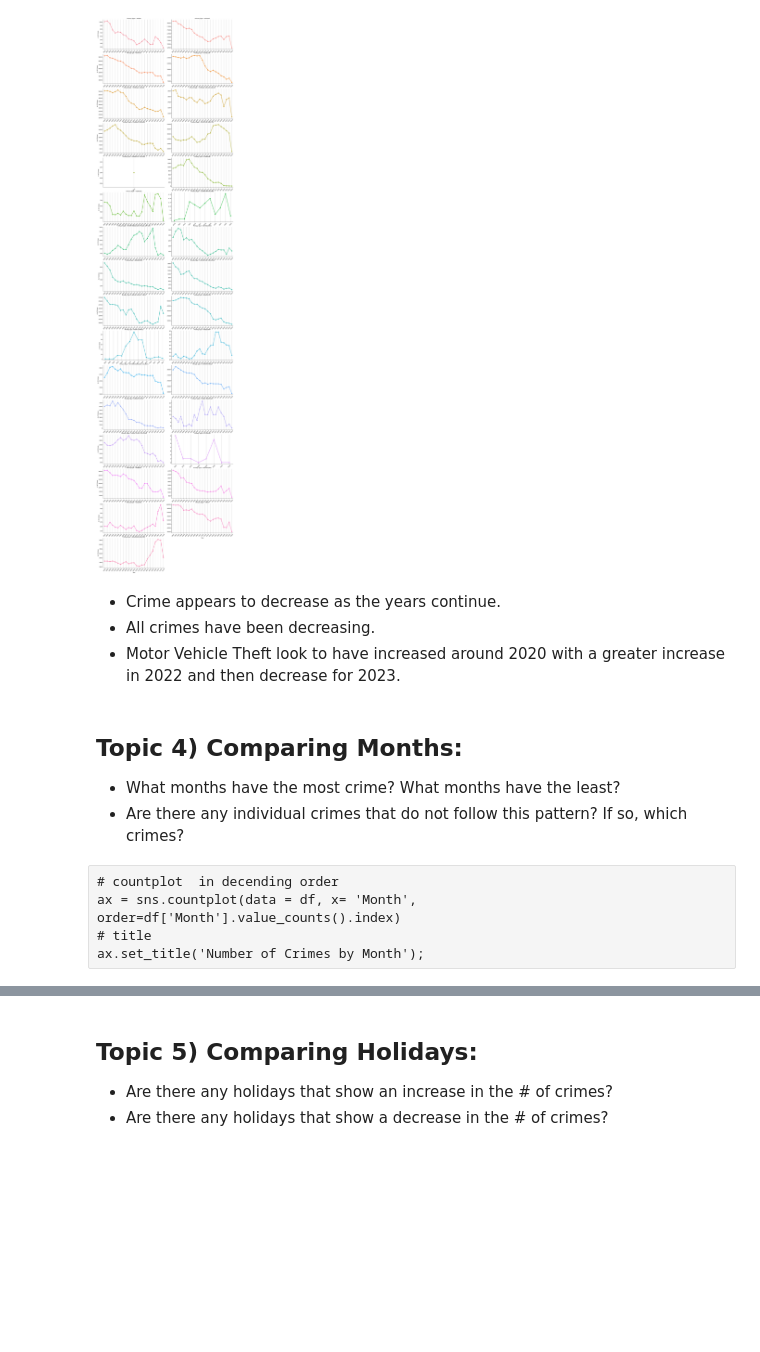
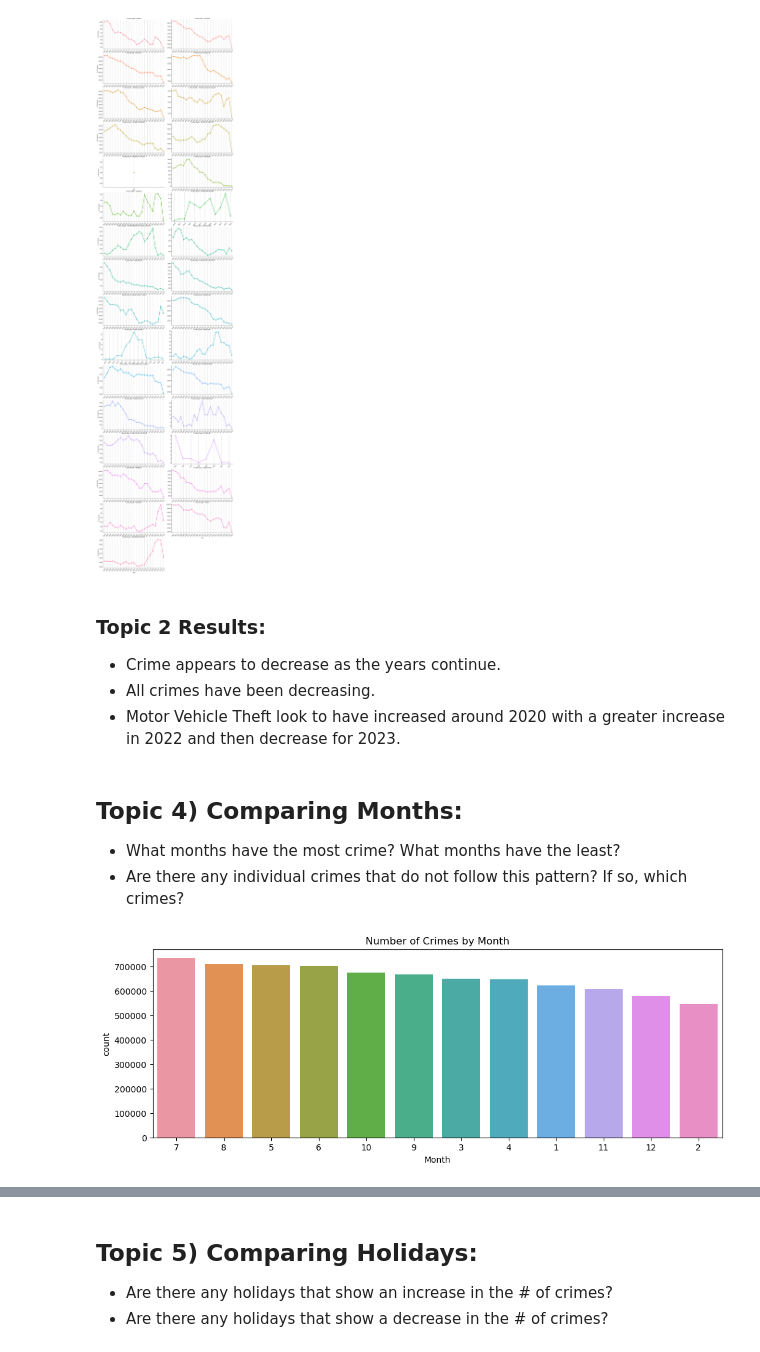
Before and after one commit to KDiBSilva/Chicago_Crime_Data, a Jupyter notebook: Project 4- Part 1.ipynb, the cells around one changed output, grey strips where cells are left out. Drawn from its saved outputs; the diff is of its cells as text; code cells hidden in the pictures; blank space fills up the shorter version.

```diff
--- a/Project 4- Part 1.ipynb
+++ b/Project 4- Part 1.ipynb
@@ -476,6 +478,8 @@ g.set_xticklabels(rotation=45)
 # %% [output]
 [figure]
 # %% [markdown]
+### Topic 2 Results:
+
 - Crime appears to decrease as the years continue.
 - All crimes have been decreasing.
 - Motor Vehicle Theft look to have increased around 2020 with a greater increase in  2022 and then decrease for 2023.
@@ -491,8 +490,10 @@ ax.set_title('Number of Occupations VS Hours Per Week');
-# %% [raw]
-# countplot  in decending order
-ax = sns.countplot(data = df, x= 'Month', order=df['Month'].value_counts().index)
-# title
-ax.set_title('Number of Crimes by Month');
+# %%
+# countplot  in decending order
+ax = sns.countplot(data = df, x= 'Month', order=df['Month'].value_counts().index)
+# title
+ax.set_title('Number of Crimes by Month');
+# %% [output]
+[figure, added]
 # %%
 # Get number of crimes by Year
 crimes_by_mon = df.groupby('Primary Type')['MonthName'].value_counts().sort_index()
```
Also changed, not shown: parts of 14 cells of this notebook.
